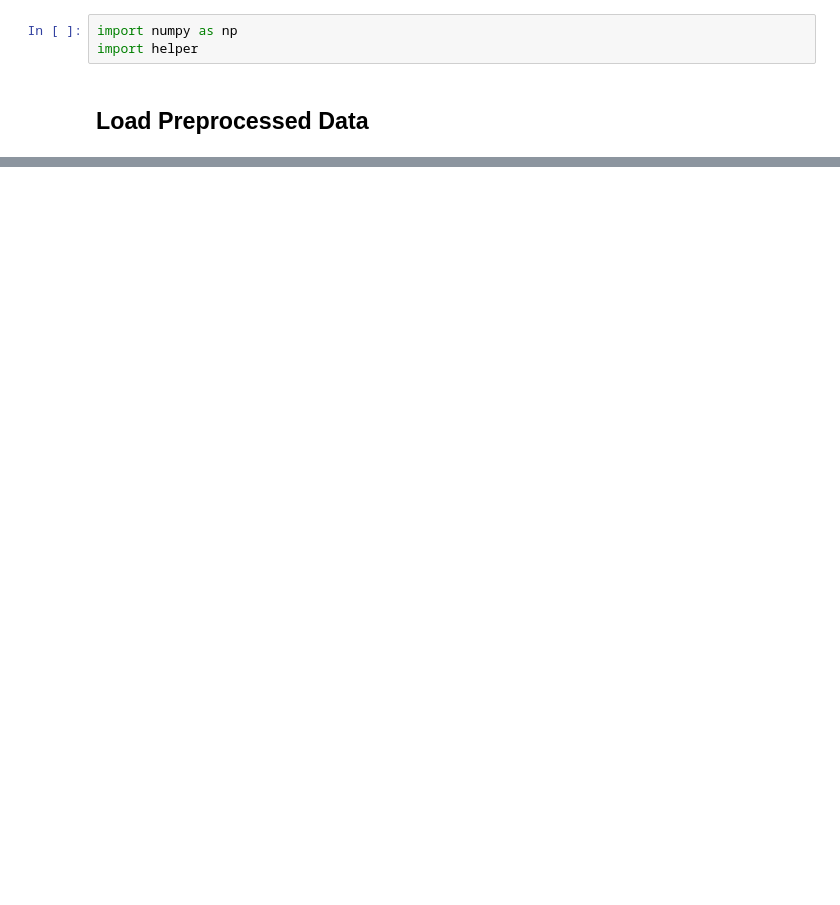
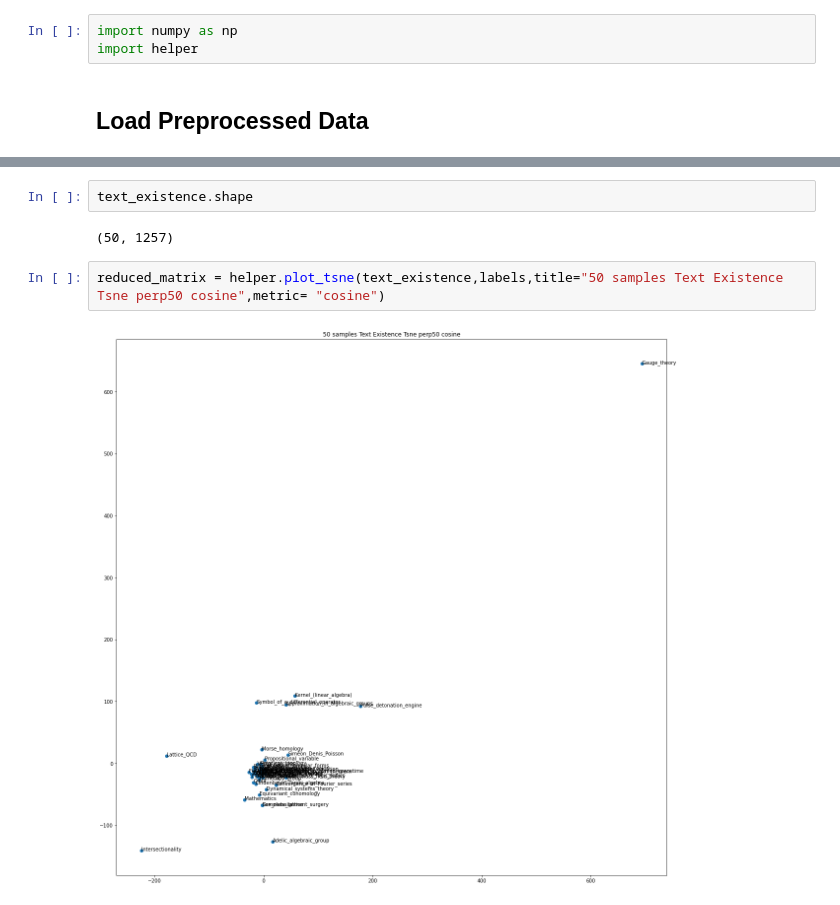
Before and after one commit to yufei118liu/ML-project-new-start, a Jupyter notebook: src/model/model_yao.ipynb, the cells around one changed output, grey strips where cells are left out. Cells and saved outputs as stored; diff of their text form; blank space fills up the shorter version.

```diff
--- a/src/model/model_yao.ipynb
+++ b/src/model/model_yao.ipynb
@@ -18,0 +47,8 @@ KeyError: 'text_existence is not a file in the archive'
+# %%
+text_existence.shape
+# %% [output]
+(50, 1257)
+# %%
+reduced_matrix = helper.plot_tsne(text_existence,labels,title="50 samples Text Existence Tsne perp50 cosine",metric= "cosine")
+# %% [output]
+[figure, added]
```
Also changed, not shown: parts of 8 cells of this notebook, 6 other files.
